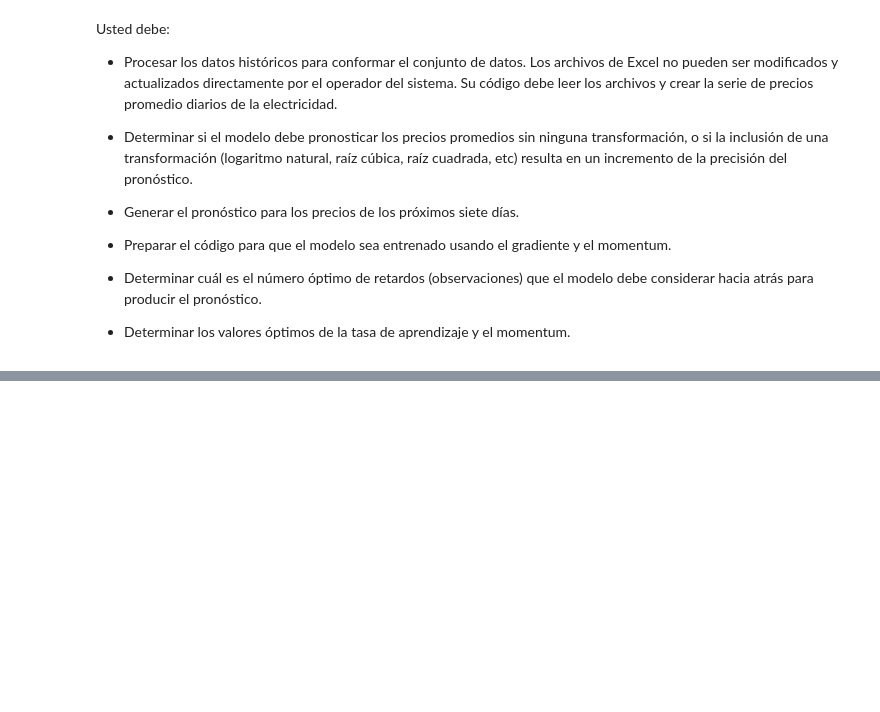
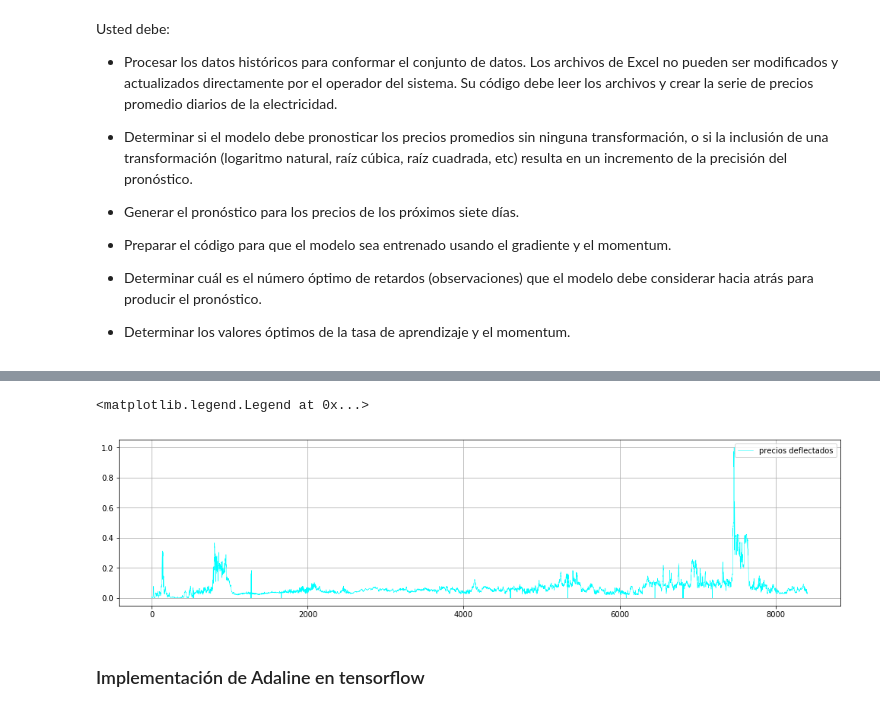
Before and after one commit to ANN-2019-2/evaluacion-KewinEvers96, a Jupyter notebook: 01-precios.ipynb, the cells around one changed output, grey strips where cells are left out. Cells and saved outputs as stored; diff of their text form; code cells hidden in the pictures; blank space fills up the shorter version.

```diff
--- a/01-precios.ipynb
+++ b/01-precios.ipynb
@@ -35,0 +127,15 @@ Usted debe:
+# %%
+# preciosDeflectados1 = np.log(preciosDeflectados)
+# # preciosDeflectados1 = np.add(preciosDeflectados ** (1/2), 25)
+# preciosDeflectados = preciosDeflectados /np.sqrt(preciosDeflectados)
+precio_maximo = max(preciosDeflectados)
+preciosDeflectados /= precio_maximo
+plt.figure(figsize = (17, 4))
+plt.plot([dia for dia in range(len(preciosDeflectados))], preciosDeflectados, linewidth = 0.5, color = 'cyan', label = "precios deflectados")
+plt.grid(True)
+plt.legend()
+# %% [output]
+<matplotlib.legend.Legend at 0x...>
+[figure, added]
+# %% [markdown]
+### Implementación de Adaline en tensorflow
```
Also changed, not shown: parts of 29 cells of this notebook, 1 other file.
